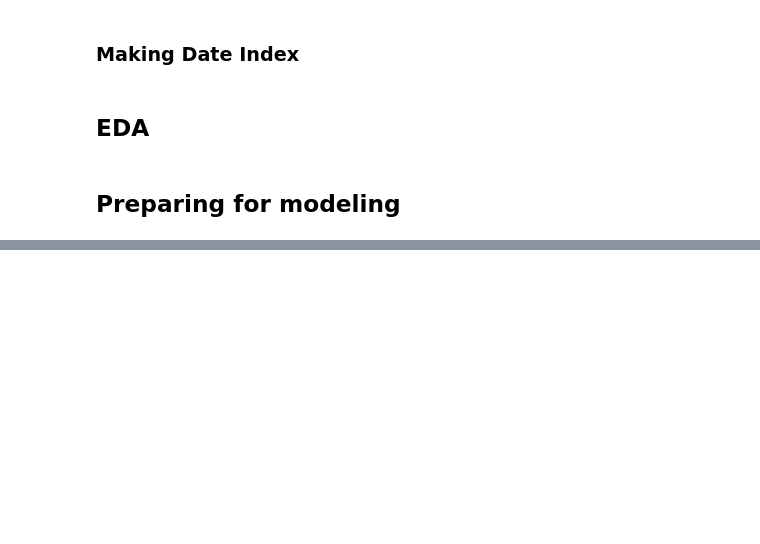
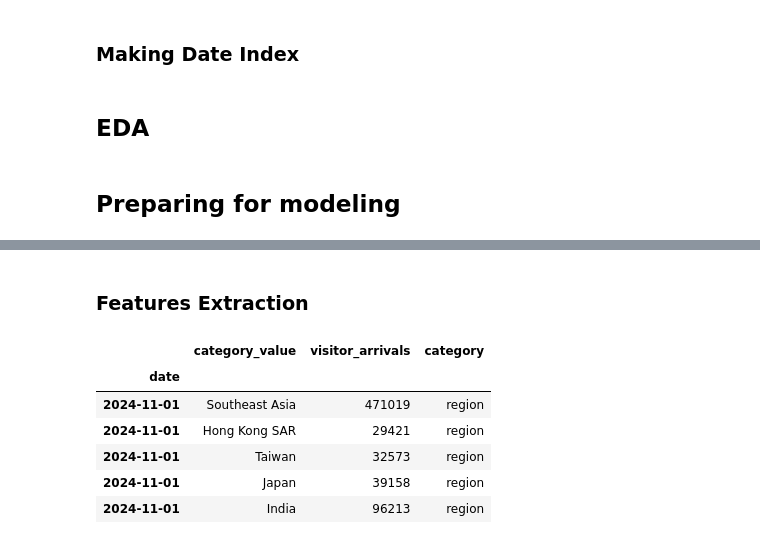
Before and after one commit to KaungSiThu-Sallius/Forecasting-Tourism-Demand-in-Singapore, a Jupyter notebook: main.ipynb, the cells around one changed output, grey strips where cells are left out. Cells and saved outputs as stored; diff of their text form; code cells hidden in the pictures; blank space fills up the shorter version.

```diff
--- a/main.ipynb
+++ b/main.ipynb
@@ -331,0 +339,12 @@ merge_df['holiday'] = merge_df['holiday'].fillna('No Holiday')
+# %% [markdown]
+### Features Extraction
+# %%
+inter_arrival_df.head()
+# %% [output]
+|  | category_value | visitor_arrivals | category |
+| date |  |  |  |
+| 2024-11-01 | Southeast Asia | 471019 | region |
+| 2024-11-01 | Hong Kong SAR | 29421 | region |
+| 2024-11-01 | Taiwan | 32573 | region |
+| 2024-11-01 | Japan | 39158 | region |
+| 2024-11-01 | India | 96213 | region |
```
Also changed, not shown: parts of 36 cells of this notebook, 3 other files.
